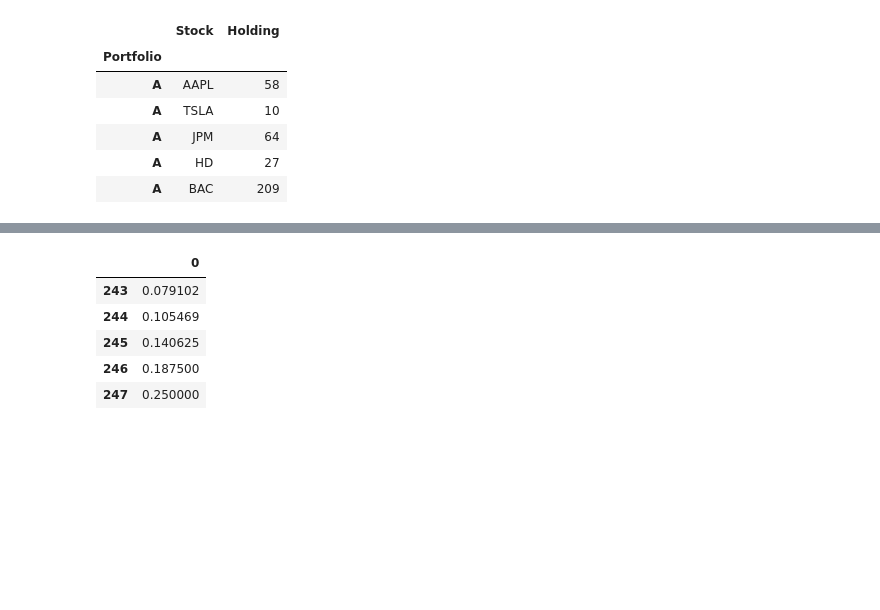
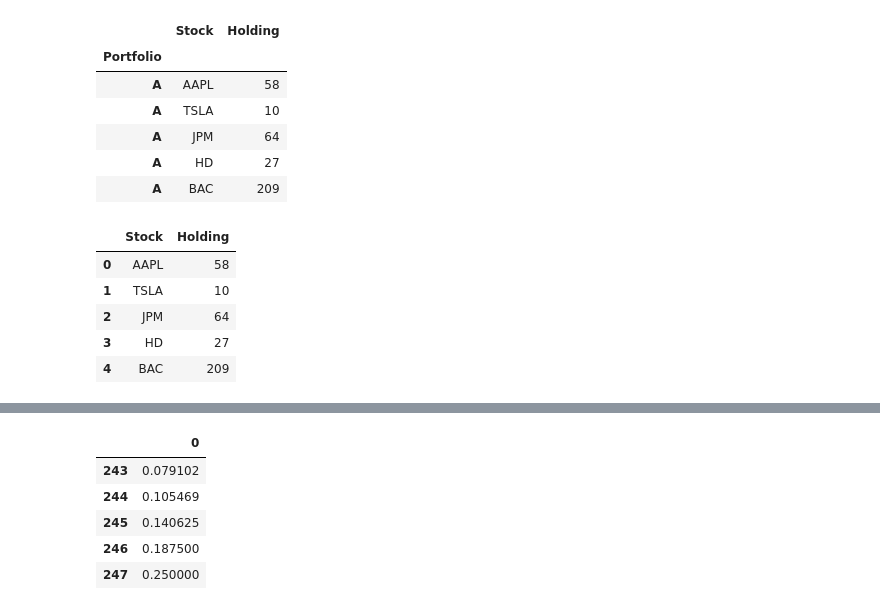
Before and after one commit to MEstrada21/FinTech-545-Spring2023, a Jupyter notebook: Week04/Project/HomeworkWeek4.ipynb, the cells around one changed output, grey strips where cells are left out. Cells and saved outputs as stored; diff of their text form; code cells hidden in the pictures; blank space fills up the shorter version.

```diff
--- a/Week04/Project/HomeworkWeek4.ipynb
+++ b/Week04/Project/HomeworkWeek4.ipynb
@@ -504,6 +502,25 @@ portfolio.head()
 | A | JPM | 64 |
 | A | HD | 27 |
 | A | BAC | 209 |
+# %%
+total_portfolio = pd.read_csv("portfolio.csv")
+
+#drop columns so that it will only have Stock and Holding as columns
+total_portfolio = total_portfolio.drop(columns = ['Portfolio'])
+total_portfolio = total_portfolio.loc[:, ~total_portfolio.columns.str.contains('^Unnamed')]
+total_portfolio.head()
+
+
+#set index to Stock
+# total_portfolio = total_portfolio.set_index("Stock")
+# total_portfolio.head()
+# %% [output]
+|  | Stock | Holding |
+| 0 | AAPL | 58 |
+| 1 | TSLA | 10 |
+| 2 | JPM | 64 |
+| 3 | HD | 27 |
+| 4 | BAC | 209 |
 # %%
 DailyPrices = pd.read_csv("DailyPrices.csv")
 DailyPrices.head()
```
Also changed, not shown: parts of 16 cells of this notebook, 1 other file.
